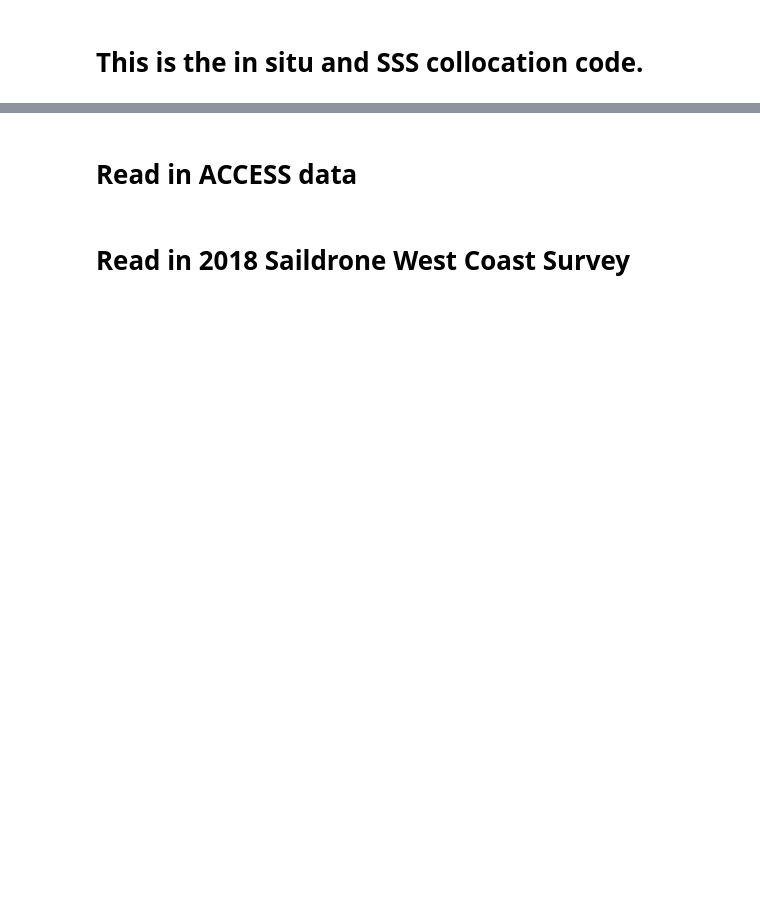
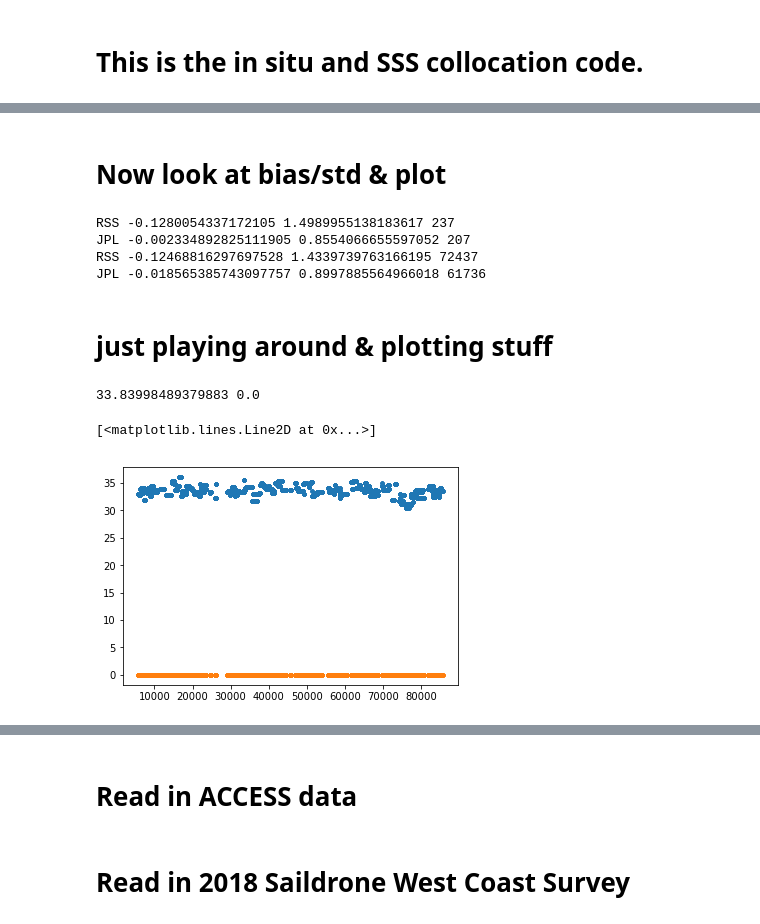
Before and after one commit to cgentemann/salinity, a Jupyter notebook: Collocate_insitu_with_SSS.ipynb, the cells around one changed output, grey strips where cells are left out. Drawn from its saved outputs; the diff is of its cells as text; code cells hidden in the pictures; blank space fills up the shorter version.

```diff
--- a/Collocate_insitu_with_SSS.ipynb
+++ b/Collocate_insitu_with_SSS.ipynb
@@ -169,0 +315,35 @@ plt.plot(ds_usv.time,ds_usv.SAL_MEAN)
+# %% [markdown]
+# Now look at bias/std & plot
+# %%
+files =['F:/data/cruise_data/saildrone/sat_collocations/rss40km_usv2_norepeats.nc',
+        'F:/data/cruise_data/saildrone/sat_collocations/jplv42_usv2_norepeats.nc',
+        'F:/data/cruise_data/saildrone/sat_collocations/rss40km_usv2.nc',
+        'F:/data/cruise_data/saildrone/sat_collocations/jplv42_usv2.nc']
+flabel=['RSS','JPL','RSS','JPL']
+for isat in range(4):
+    file = files[isat]
+    ds_usv=xr.open_dataset(file)
+    ds_usv = ds_usv.where(ds_usv.smap_SSS<10000,np.nan)
+    ds_usv = ds_usv.where(ds_usv.smap_iqc_flag<9400,np.nan)
+    if isat==1 or isat==3:
+        ds_usv = ds_usv.where(ds_usv.smap_iqc_flag<1,np.nan)
+    tem=ds_usv.smap_SSS-ds_usv.SAL_MEAN
+    tem = tem.where(np.isfinite(tem),drop=True)
+    print(flabel[isat],tem.mean().data,tem.std().data,tem.size)
+# %% [output]
+RSS -0.1280054337172105 1.4989955138183617 237
+JPL -0.002334892825111905 0.8554066655597052 207
+RSS -0.12468816297697528 1.4339739763166195 72437
+JPL -0.018565385743097757 0.8997885564966018 61736
+# %% [markdown]
+# just playing around & plotting stuff
+# %%
+print(tem[20000].data,ds_usv.smap_iqc_flag[20000].data)
+# %% [output]
+33.83998489379883 0.0
+# %%
+plt.plot(ds_usv.smap_SSS,'.')
+plt.plot(ds_usv.smap_iqc_flag,'.')
+# %% [output]
+[<matplotlib.lines.Line2D at 0x...>]
+[figure, added]
```
Also changed, not shown: parts of 73 cells of this notebook, 2 other files.
